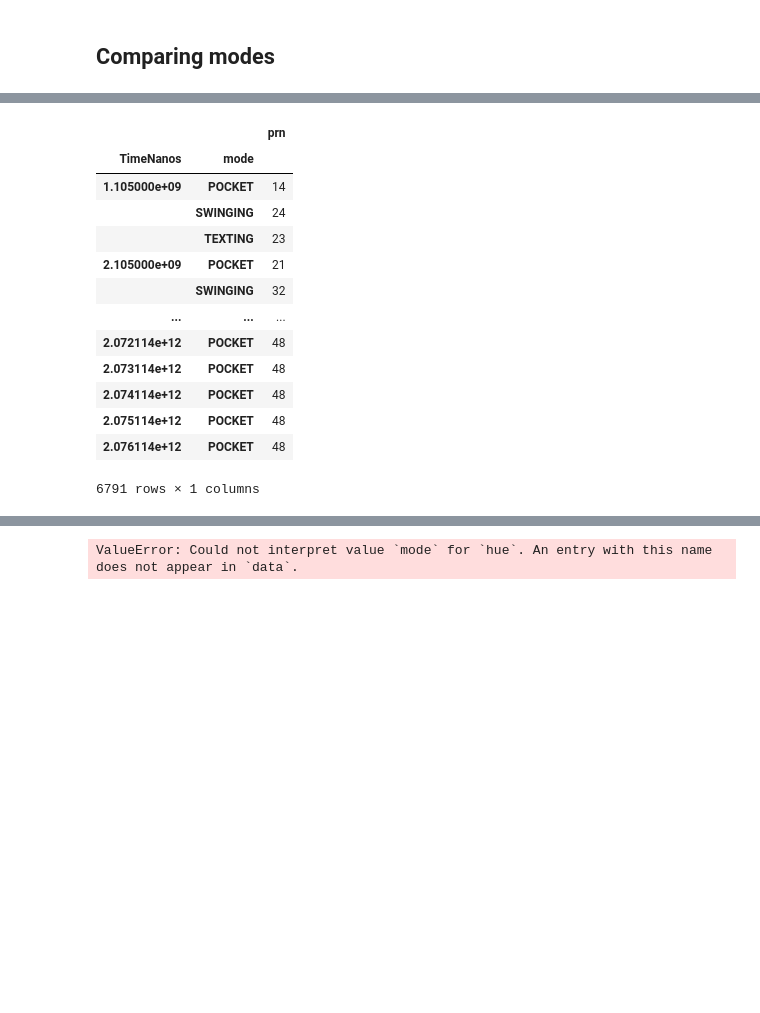
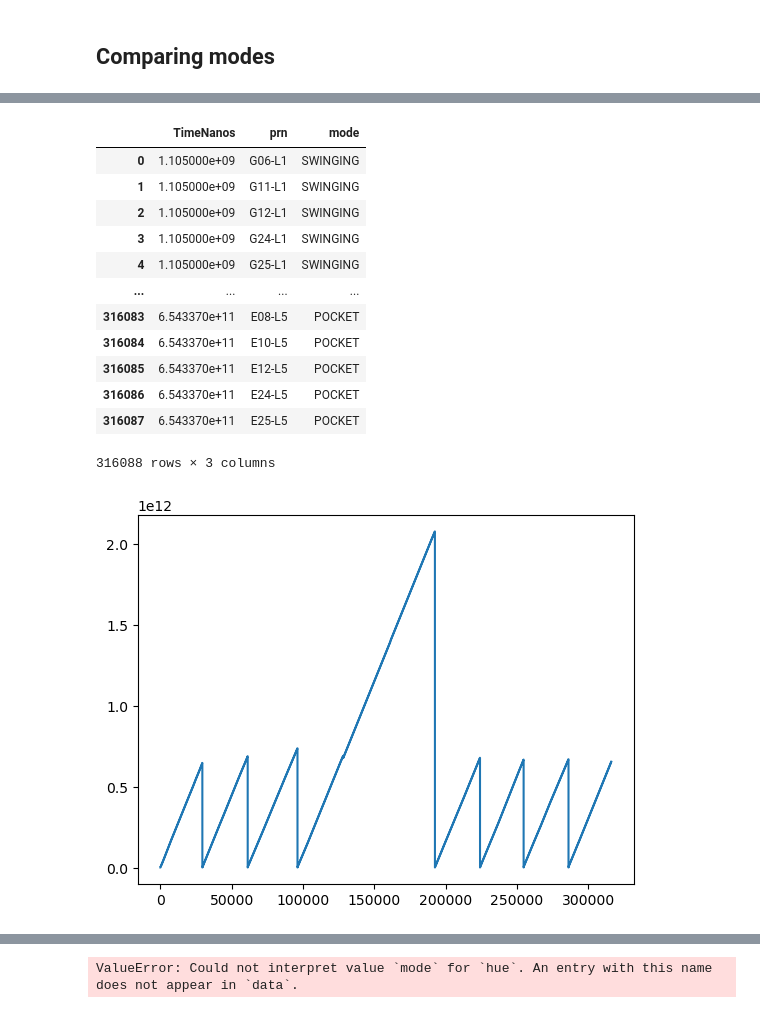
Before and after one commit to agrenier-gnss/MimirAnalyzer, a Jupyter notebook: 2024_Dataset_GEOLOC/measurement_analysis.ipynb, the cells around one changed output, grey strips where cells are left out. Drawn from its saved outputs; the diff is of its cells as text; code cells hidden in the pictures; blank space fills up the shorter version.

```diff
--- a/2024_Dataset_GEOLOC/measurement_analysis.ipynb
+++ b/2024_Dataset_GEOLOC/measurement_analysis.ipynb
@@ -9,11 +9,11 @@ import misc
 # %% [markdown]
 # Open-sky
 # %%
-folder_path = "/mnt/c/Users/vmangr/OneDrive - TUNI.fi/Shared/GEOLOC/dataset/S1"
-#folder_path = "/mnt/c/Users/Antoine/OneDrive - TUNI.fi/Shared/GEOLOC/dataset/S1"
+#folder_path = "/mnt/c/Users/vmangr/OneDrive - TUNI.fi/Shared/GEOLOC/dataset/S1"
+folder_path = "/mnt/c/Users/Antoine/OneDrive - TUNI.fi/Shared/GEOLOC/dataset/S1"
 acq_list = [f"A{i:d}" for i in range(1, 11)]
 device_android = ['A52', 'GP7', 'GPW', 'SW6']
-device_uliss = ['UA']
+device_uliss = ['UA', 'U1']
 files_type = ['RINEX', 'RAW', 'MAT']
 survey = 'S1'
 # %%
@@ -81,7 +79,7 @@ plt.gca().get_legend().remove()
 # %%
 log_dict = {}
 log_dict.update(log_android)
-#log_dict.update(log_rinex)
+log_dict.update(log_rinex)
 # %%
 misc.plotBoxPlotCN0PerMode(log_dict, device_android, device_uliss)
 plt.title("Open-sky")
@@ -91,25 +89,26 @@ plt.gca().get_legend().remove()
 # %%
 #for device, log in log_dict.items():
 #log_dict['GP7']['prn']
 log = log_dict['GP7']
 df = log[['TimeNanos', 'prn', 'mode']]
-df = df.groupby(['TimeNanos', 'mode']).nunique()
+plt.plot(df['TimeNanos'])
+# df = df.groupby(['TimeNanos', 'mode']).nunique()
 df
 # %% [output]
-|  |  | prn |
-| TimeNanos | mode |  |
-| 1.105000e+09 | POCKET | 14 |
-|  | SWINGING | 24 |
-|  | TEXTING | 23 |
-| 2.105000e+09 | POCKET | 21 |
-|  | SWINGING | 32 |
-| ... | ... | ... |
-| 2.072114e+12 | POCKET | 48 |
-| 2.073114e+12 | POCKET | 48 |
-| 2.074114e+12 | POCKET | 48 |
-| 2.075114e+12 | POCKET | 48 |
-| 2.076114e+12 | POCKET | 48 |
+|  | TimeNanos | prn | mode |
+| 0 | 1.105000e+09 | G06-L1 | SWINGING |
+| 1 | 1.105000e+09 | G11-L1 | SWINGING |
+| 2 | 1.105000e+09 | G12-L1 | SWINGING |
+| 3 | 1.105000e+09 | G24-L1 | SWINGING |
+| 4 | 1.105000e+09 | G25-L1 | SWINGING |
+| ... | ... | ... | ... |
+| 316083 | 6.543370e+11 | E08-L5 | POCKET |
+| 316084 | 6.543370e+11 | E10-L5 | POCKET |
+| 316085 | 6.543370e+11 | E12-L5 | POCKET |
+| 316086 | 6.543370e+11 | E24-L5 | POCKET |
+| 316087 | 6.543370e+11 | E25-L5 | POCKET |
-6791 rows × 1 columns
+316088 rows × 3 columns
+[figure, added]
 # %%
 
 df = pd.DataFrame()
```
Also changed, not shown: parts of 3 cells of this notebook.
